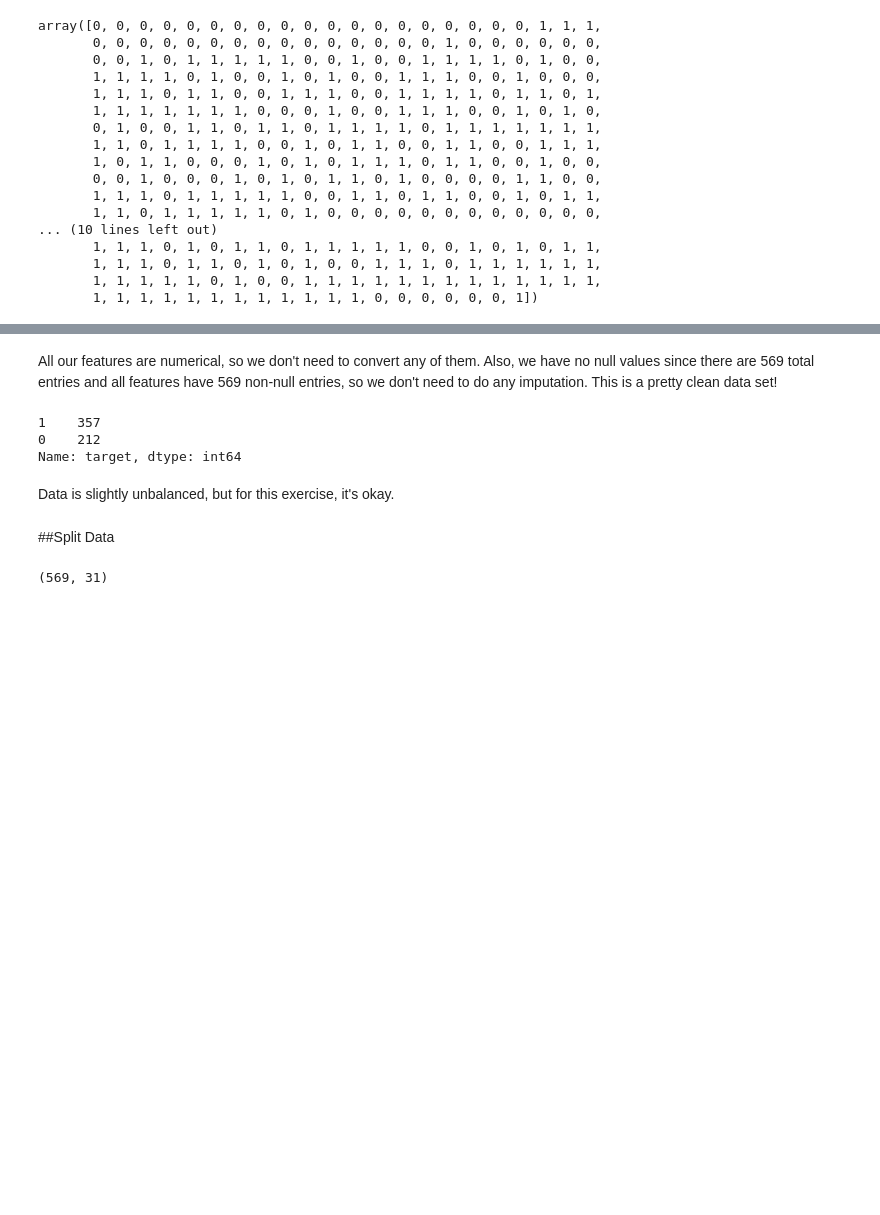
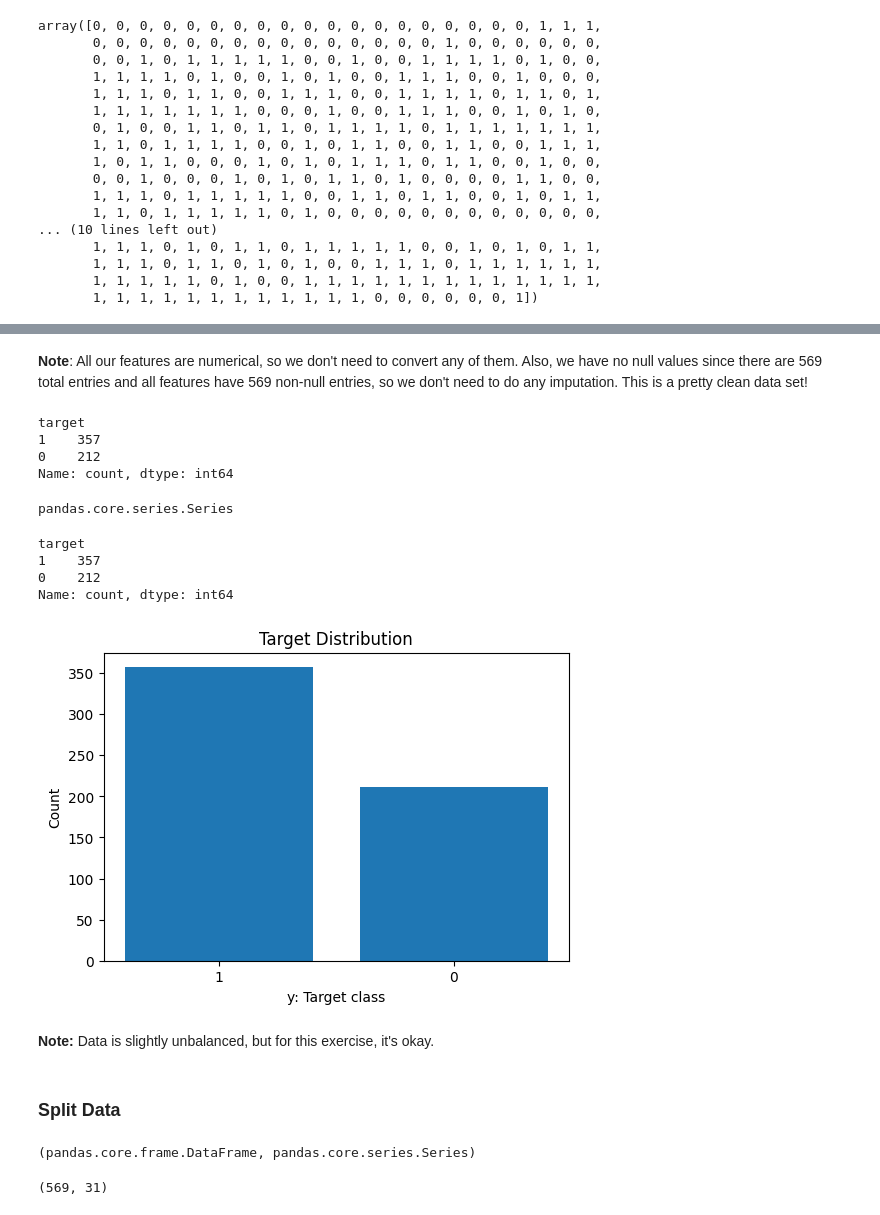
Before and after one commit to ohamed/ML-Training, a Jupyter notebook: ipynb/Lecture10-LogisticRegression+Implementation.ipynb, the cells around one changed output, grey strips where cells are left out. Cells and saved outputs as stored; diff of their text form; code cells hidden in the pictures; blank space fills up the shorter version.

```diff
--- a/ipynb/Lecture10-LogisticRegression+Implementation.ipynb
+++ b/ipynb/Lecture10-LogisticRegression+Implementation.ipynb
@@ -87,2 +112,10 @@ memory usage: 135.7 KB
 # %% [markdown]
-All our features are numerical, so we don't need to convert any of them. Also, we have no null values since there are 569 total entries and all features have 569 non-null entries, so we don't need to do any imputation. This is a pretty clean data set!
+<B>Note</B>: All our features are numerical, so we don't need to convert any of them. Also, we have no null values since there are 569 total entries and all features have 569 non-null entries, so we don't need to do any imputation. This is a pretty clean data set!
+# %%
+# get counts from the DataFrame
+df['target'].value_counts()
+# %% [output]
+target
+1    357
+0    212
+Name: count, dtype: int64
@@ -89,18 +124,39 @@ All our features are numerical, so we don't need to convert any of them. Also, w
 # %%
-df['target'].value_counts()
+counts = df['target'].value_counts()
-# %% [output]
-1    357
-0    212
-Name: target, dtype: int64
+# %%
+type(counts)
+# %% [output]
+pandas.core.series.Series
+# %%
+counts
+# %% [output]
+target
+1    357
+0    212
+Name: count, dtype: int64
+# %%
+# plot
+plt.figure(figsize=(6,4))   # width=6, height=4 inches
+plt.bar(counts.index.astype(str), counts.values)
+plt.xlabel("y: Target class")
+plt.ylabel("Count")
+plt.title("Target Distribution")
+plt.show()
+# %% [output]
+[figure, added]
 # %% [markdown]
-Data is slightly unbalanced, but for this exercise, it's okay.
+<b>Note:</b> Data is slightly unbalanced, but for this exercise, it's okay.
 # %% [markdown]
-##Split Data
+### Split Data
 # %%
 # assign inputs and output
 
 X = df.drop('target', axis=1)
 y = df['target']
+# %%
+type(X), type(y)
+# %% [output]
+(pandas.core.frame.DataFrame, pandas.core.series.Series)
 # %%
 df.shape
 # %% [output]
```
Also changed, not shown: parts of 20 cells of this notebook.
